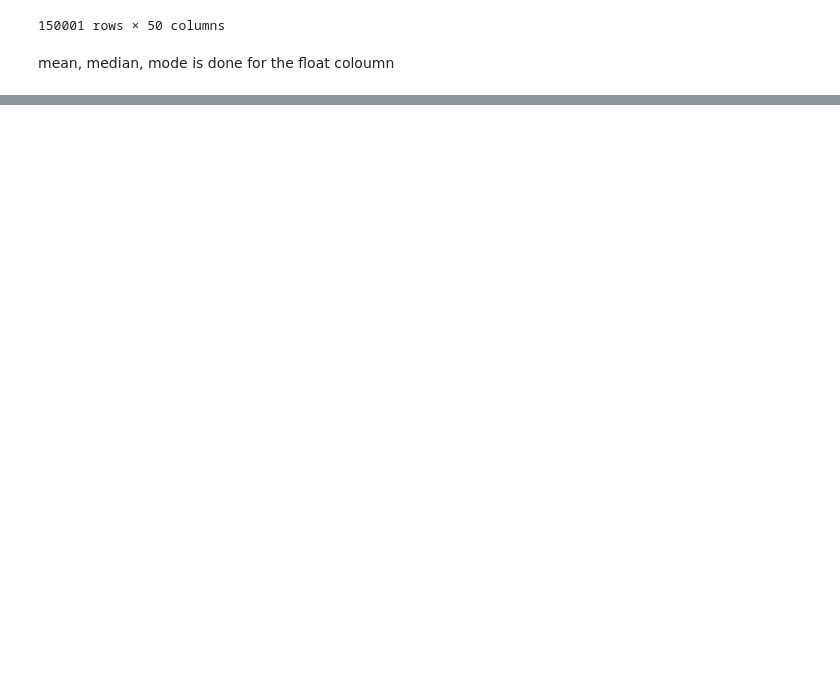
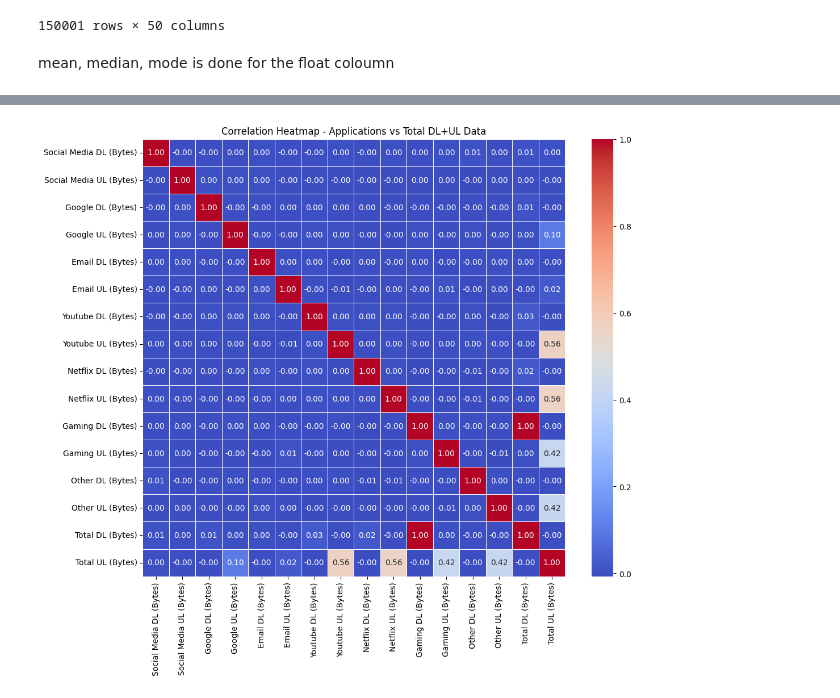
Before and after one commit to abrhamadddis/Week-1-User-Analytics-in-the-Telecommunication-Industry, a Jupyter notebook: connection/Basic_metric.ipynb, the cells around one changed output, grey strips where cells are left out. Drawn from its saved outputs; the diff is of its cells as text; code cells hidden in the pictures; blank space fills up the shorter version.

```diff
--- a/connection/Basic_metric.ipynb
+++ b/connection/Basic_metric.ipynb
@@ -49,0 +110,25 @@ results
+# %%
+import pandas as pd
+import seaborn as sns
+import matplotlib.pyplot as plt
+
+# Assuming 'float_data' is your DataFrame
+# Select relevant columns for analysis
+columns_for_analysis = ["Social Media DL (Bytes)", "Social Media UL (Bytes)", "Google DL (Bytes)", "Google UL (Bytes)",
+                         "Email DL (Bytes)", "Email UL (Bytes)", "Youtube DL (Bytes)", "Youtube UL (Bytes)",
+                         "Netflix DL (Bytes)", "Netflix UL (Bytes)", "Gaming DL (Bytes)", "Gaming UL (Bytes)",
+                         "Other DL (Bytes)", "Other UL (Bytes)", "Total DL (Bytes)", "Total UL (Bytes)"]
+
+# Create a new DataFrame with selected columns
+selected_data = float_data[columns_for_analysis]
+
+# Calculate the correlation matrix
+correlation_matrix = selected_data.corr()
+
+# Plot a heatmap for visualization
+plt.figure(figsize=(12, 10))
+sns.heatmap(correlation_matrix, annot=True, cmap='coolwarm', fmt=".2f", linewidths=.5)
+plt.title('Correlation Heatmap - Applications vs Total DL+UL Data')
+plt.show()
+# %% [output]
+[figure, added]
```
Also changed, not shown: parts of 5 cells of this notebook.
